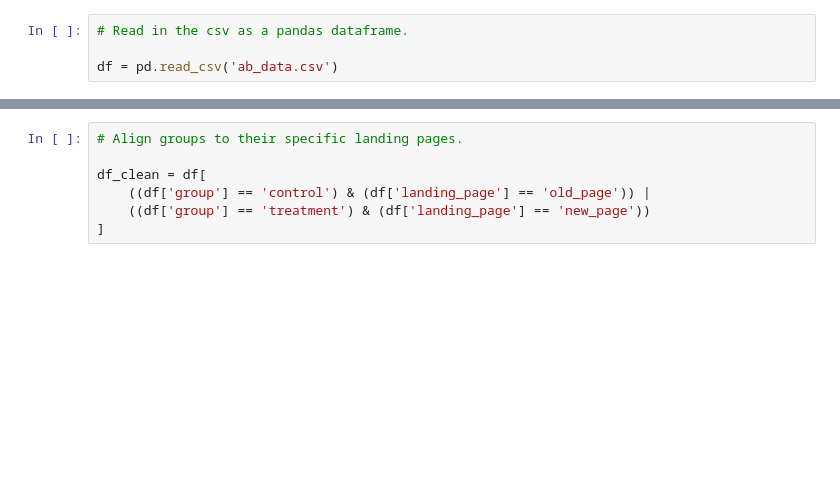
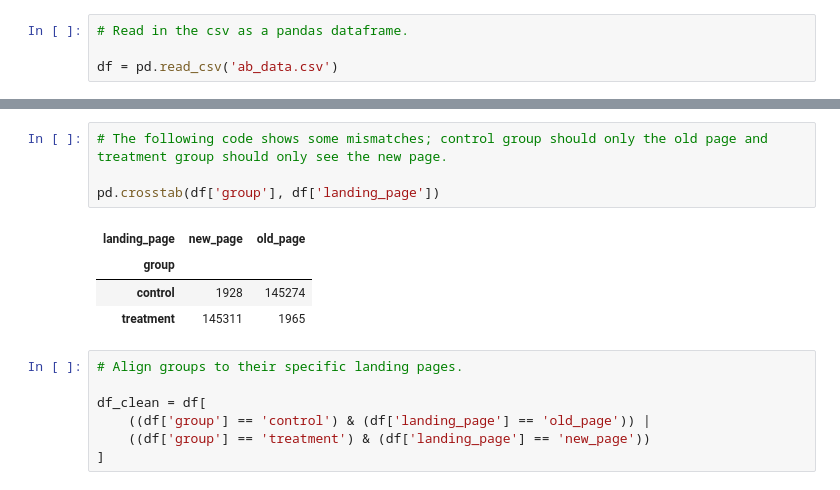
Before and after one commit to danielabece/A-B-testing, a Jupyter notebook: ab_testing.ipynb, the cells around one changed output, grey strips where cells are left out. Drawn from its saved outputs; the diff is of its cells as text; blank space fills up the shorter version.

```diff
--- a/ab_testing.ipynb
+++ b/ab_testing.ipynb
@@ -65,3 +100,12 @@ memory usage: 11.2+ MB
+# %%
+# The following code shows some mismatches; control group should only the old page and treatment group should only see the new page.
+
+pd.crosstab(df['group'], df['landing_page'])
+# %% [output]
+| landing_page | new_page | old_page |
+| group |  |  |
+| control | 1928 | 145274 |
+| treatment | 145311 | 1965 |
 # %%
 # Align groups to their specific landing pages.
 
```
Also changed, not shown: parts of 24 cells of this notebook.
